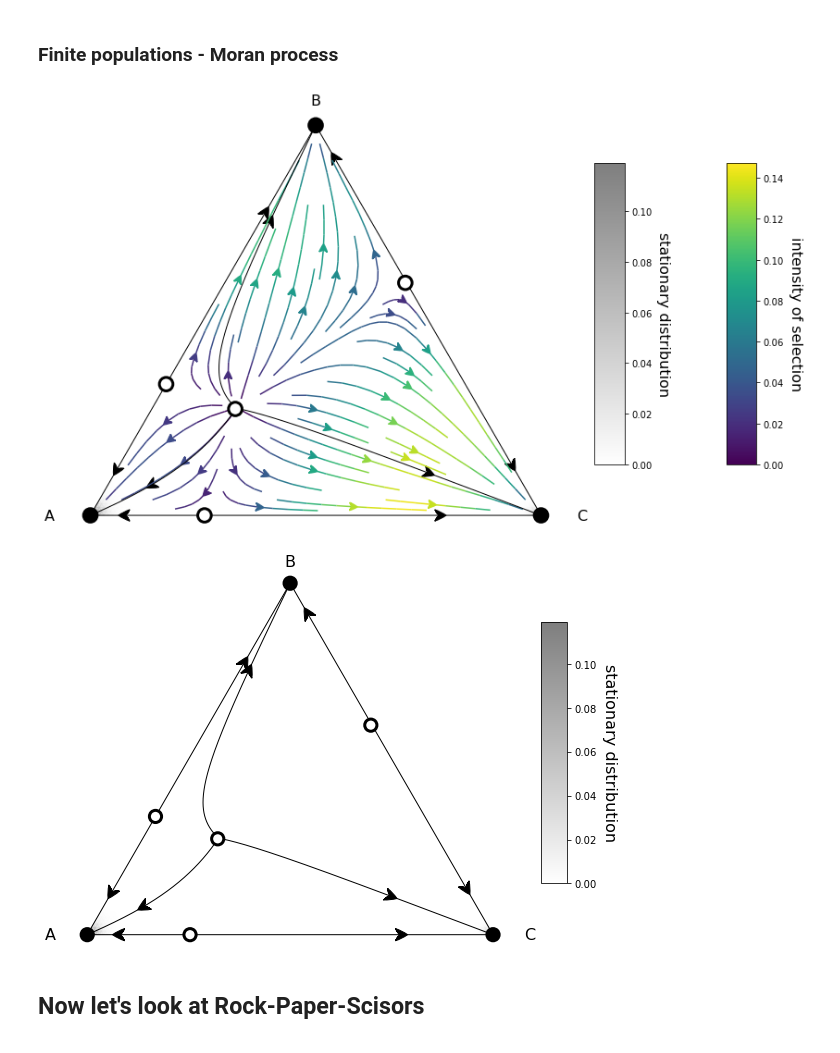
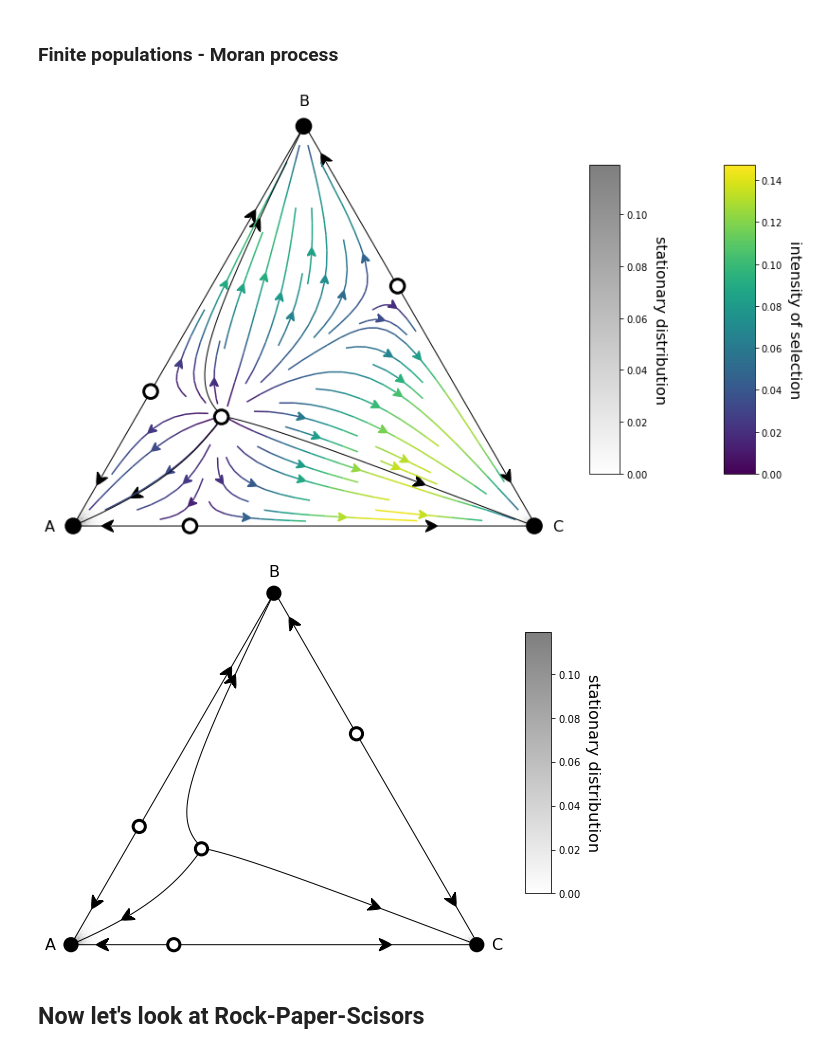
Before and after one commit to Socrats/egt-tutorial, a Jupyter notebook: 2simplex_plotting.ipynb, the cells around one changed output. Drawn from its saved outputs; the diff is of its cells as text; code cells hidden in the pictures.

```diff
--- a/2simplex_plotting.ipynb
+++ b/2simplex_plotting.ipynb
@@ -85,41 +85,41 @@ mu = 1/Z
 # %%
 fig, ax = plt.subplots(figsize=(15,10))
 
 simplex, gradients, roots, roots_xy, stability, evolver = plot_moran_dynamics_in_simplex(payoff_matrix=payoffs, population_size=Z, beta=beta, ax=ax)
 
 evolver.mu = mu
 transitions = evolver.calculate_full_transition_matrix(beta)
 sd = calculate_stationary_distribution_non_hermitian(transitions.toarray())
 
 plot = (simplex.draw_gradients(zorder=5)
            .add_colorbar()
            .draw_stationary_points(roots_xy, stability, zorder=11)
-           .add_vertex_labels(type_labels, epsilon_bottom=0.09)
+           .add_vertex_labels(type_labels, epsilon_bottom=0.05)
            .draw_stationary_distribution(sd, alpha=0.5, edgecolors='gray', cmap='binary', shading='gouraud', zorder=0)
            .draw_trajectory_from_roots(lambda u, t: Z*evolver.full_gradient_selection_without_mutation(u, beta),
                                        roots,
                                        stability,
                                        trajectory_length=30,
                                        linewidth=1,
                                        step=0.001,
                                        color='k', draw_arrow=True, arrowdirection='right', arrowsize=30, zorder=10, arrowstyle='fancy')
 #            .draw_scatter_shadow(lambda u, t: Z*evolver.full_gradient_selection(u, beta), 300, color='gray', marker='.', s=0.1)
           )
 
 ax.axis('off')
 ax.set_aspect('equal')
 
 plt.xlim((-.05,1.05))
 plt.ylim((-.02, simplex.top_corner + 0.05))
 plt.show()
 # %% [output]
-[figure, old version]
+[figure, new version]
 # %%
 fig, ax = plt.subplots(figsize=(10,8))
 
 plot = (simplex.add_axis(ax=ax)
            .draw_stationary_points(roots_xy, stability)
-           .add_vertex_labels(type_labels, epsilon_bottom=0.09)
+           .add_vertex_labels(type_labels, epsilon_bottom=0.05)
            .draw_stationary_distribution(sd, alpha=0.5, edgecolors='gray', cmap='binary', shading='gouraud')
            .draw_trajectory_from_roots(lambda u, t: Z*evolver.full_gradient_selection_without_mutation(u, beta),
                                        roots,
@@ -138,7 +138,7 @@ plt.xlim((-.05,1.05))
 plt.ylim((-.02, simplex.top_corner + 0.05))
 plt.show()
 # %% [output]
-[figure, old version]
+[figure, new version]
 # %% [markdown]
 ## Now let's look at Rock-Paper-Scisors
 # %%
```
Also changed, not shown: parts of 2 cells of this notebook.
